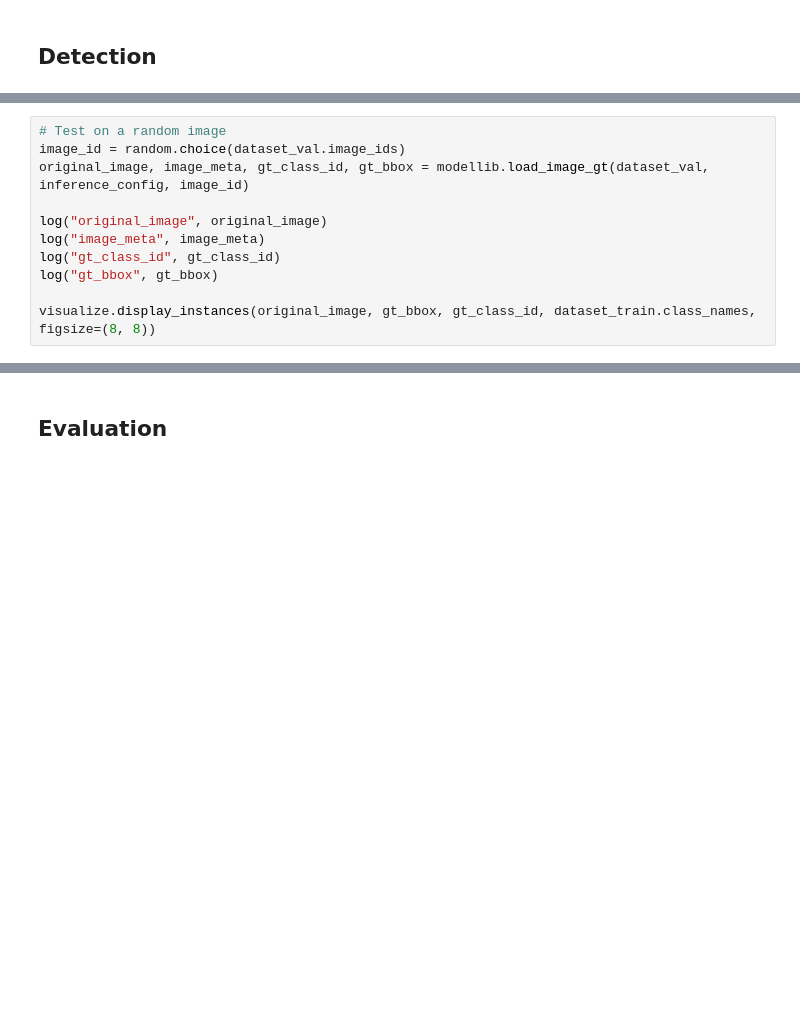
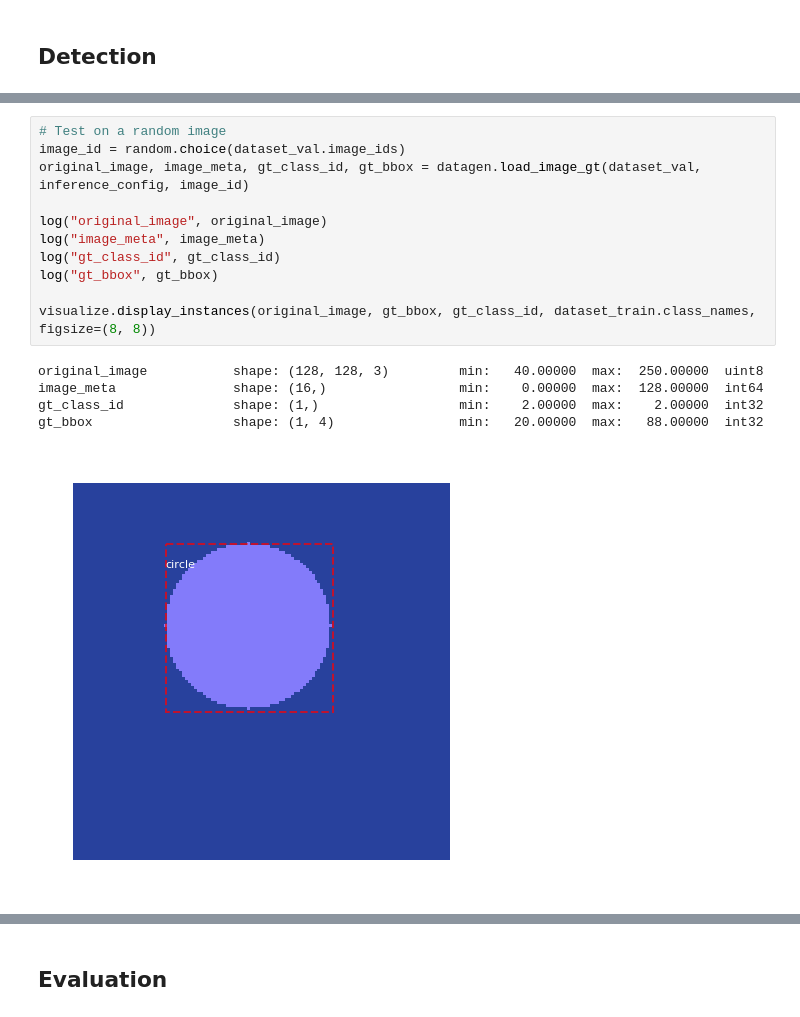
Before and after one commit to lcalem/partial-labels, a Jupyter notebook: experiments/frcnn/samples/shapes/train_shapes.ipynb, the cells around one changed output, grey strips where cells are left out. Saved outputs shown, nothing was run; the diff lists cells and outputs as text; blank space fills up the shorter version.

```diff
--- a/experiments/frcnn/samples/shapes/train_shapes.ipynb
+++ b/experiments/frcnn/samples/shapes/train_shapes.ipynb
@@ -358,14 +389,20 @@ model.load_weights(model_path, by_name=True)
 # %%
 # Test on a random image
 image_id = random.choice(dataset_val.image_ids)
-original_image, image_meta, gt_class_id, gt_bbox = modellib.load_image_gt(dataset_val, inference_config, image_id)
+original_image, image_meta, gt_class_id, gt_bbox = datagen.load_image_gt(dataset_val, inference_config, image_id)
 
 log("original_image", original_image)
 log("image_meta", image_meta)
 log("gt_class_id", gt_class_id)
 log("gt_bbox", gt_bbox)
 
 visualize.display_instances(original_image, gt_bbox, gt_class_id, dataset_train.class_names, figsize=(8, 8))
+# %% [output]
+original_image           shape: (128, 128, 3)         min:   40.00000  max:  250.00000  uint8
+image_meta               shape: (16,)                 min:    0.00000  max:  128.00000  int64
+gt_class_id              shape: (1,)                  min:    2.00000  max:    2.00000  int32
+gt_bbox                  shape: (1, 4)                min:   20.00000  max:   88.00000  int32
+[figure, added]
 # %%
 results = model.detect([original_image], verbose=1)
 
```
Also changed, not shown: parts of 5 cells of this notebook, 2 other files.
